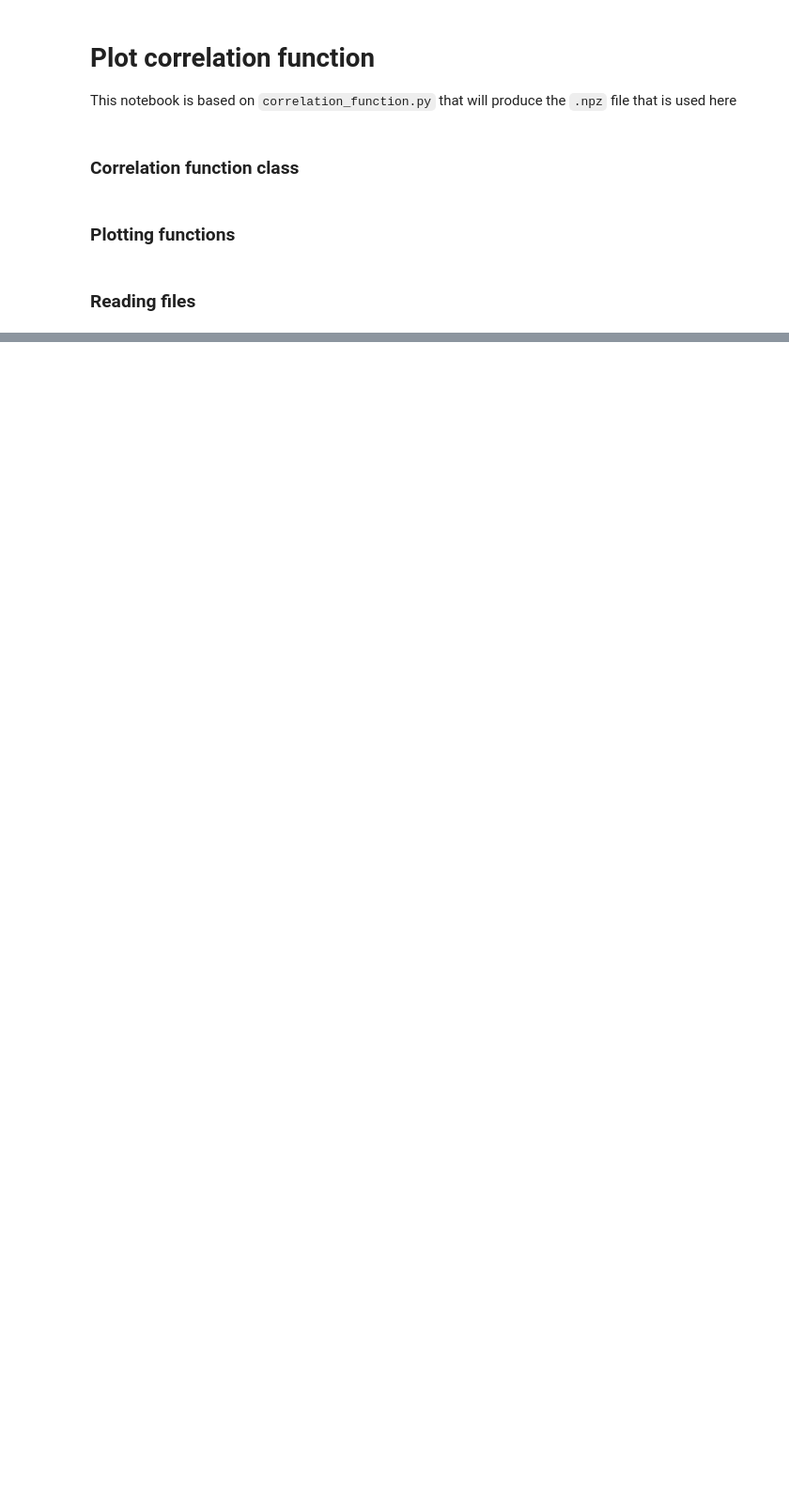
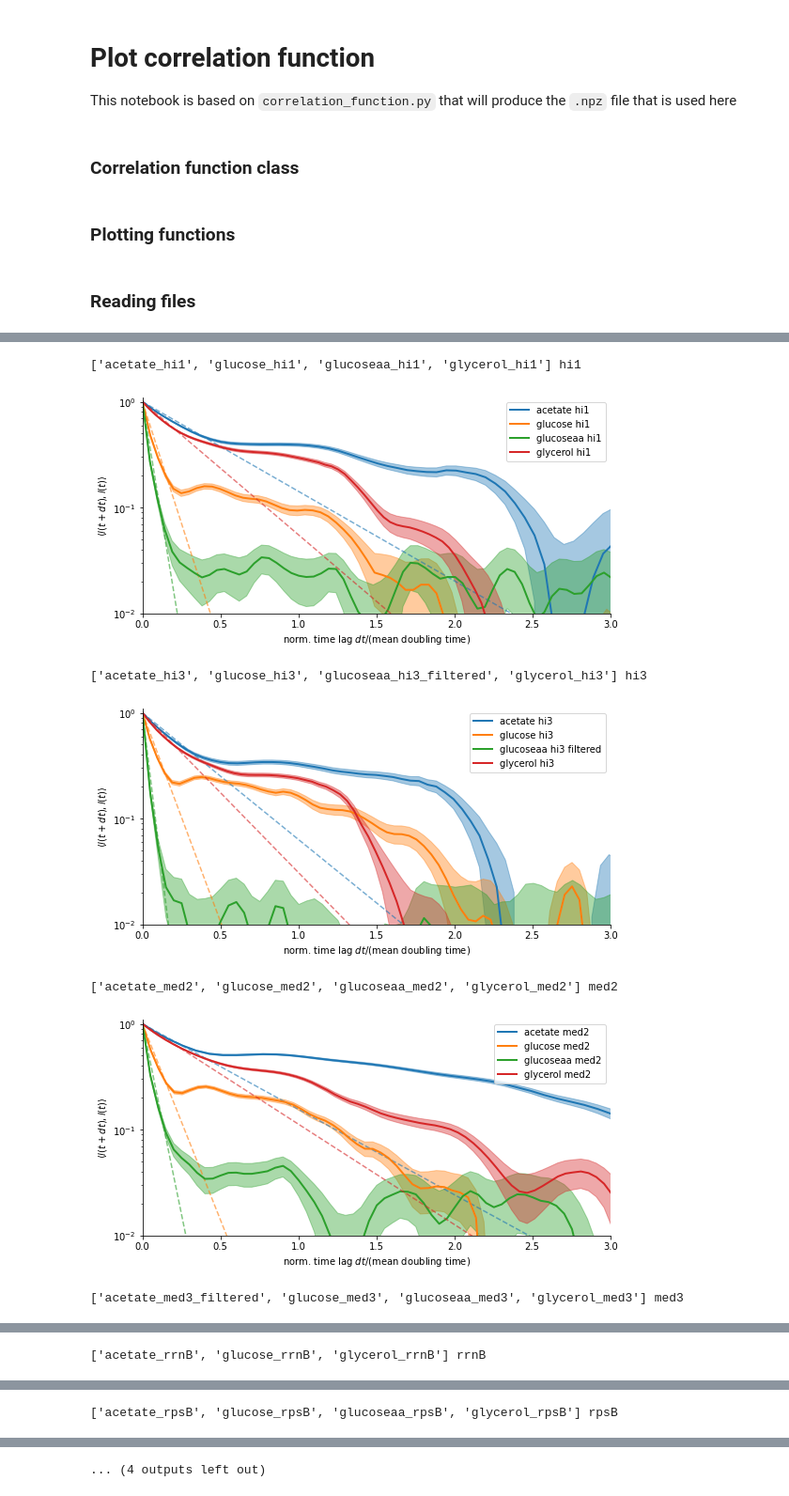
Before and after one commit to bjks/gfp_gaussian_process, a Jupyter notebook: python_src/plot_correlations_from_npz.ipynb, the cells around one changed output, grey strips where cells are left out. Shown at 94% size. Drawn from its saved outputs; the diff is of its cells as text; code cells hidden in the pictures; blank space fills up the shorter version.

```diff
--- a/python_src/plot_correlations_from_npz.ipynb
+++ b/python_src/plot_correlations_from_npz.ipynb
@@ -358,0 +433,23 @@ plot_correlation_tiles(corr_dict["acetate_rplN"], xlim=[0, 1500])
+# %%
+for promoter in promoters:
+    print(get_filtered_keys(corr_dict, promoter), promoter)
+    plot_xy_correlation_list(get_filtered_values(corr_dict, promoter),
+                                "l(t+dt)", "l(t)",
+                                plot_file=None,
+                                label=get_filtered_keys(corr_dict, promoter),
+                                gamma=get_filtered_values(gamma_lambdas, promoter),
+                                mean_lambda = get_filtered_values(mean_lambdas, promoter),
+                                scale_t=True,
+                                ylim=[0.01, 1.1],
+                                xlim=[0, 3],
+                                err_style="fill",
+                                log=True,
+                                min_joint_number=1)
+# %% [output]
+['acetate_hi1', 'glucose_hi1', 'glucoseaa_hi1', 'glycerol_hi1'] hi1
+[figure, added]
+['acetate_hi3', 'glucose_hi3', 'glucoseaa_hi3_filtered', 'glycerol_hi3'] hi3
+[figure, added]
+['acetate_med2', 'glucose_med2', 'glucoseaa_med2', 'glycerol_med2'] med2
+[figure, added]
+['acetate_med3_filtered', 'glucose_med3', 'glucoseaa_med3', 'glycerol_med3'] med3
@@ -358,0 +457 @@ plot_correlation_tiles(corr_dict["acetate_rplN"], xlim=[0, 1500])
+['acetate_rrnB', 'glucose_rrnB', 'glycerol_rrnB'] rrnB
@@ -358,0 +459 @@ plot_correlation_tiles(corr_dict["acetate_rplN"], xlim=[0, 1500])
+['acetate_rpsB', 'glucose_rpsB', 'glucoseaa_rpsB', 'glycerol_rpsB'] rpsB
@@ -358,0 +461 @@ plot_correlation_tiles(corr_dict["acetate_rplN"], xlim=[0, 1500])
+... (4 outputs left out)
```
Also changed, not shown: parts of 14 cells of this notebook, 1 other file.
